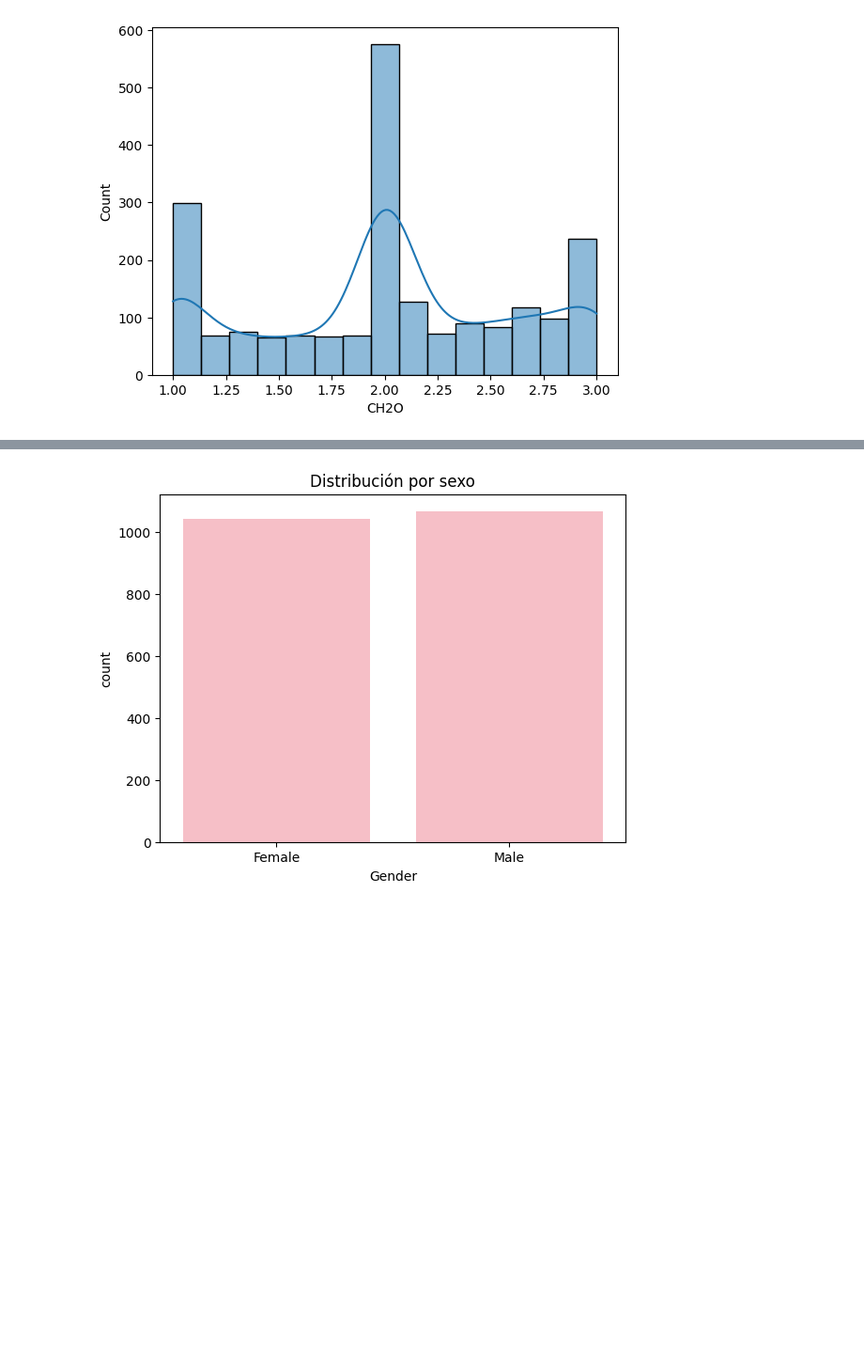
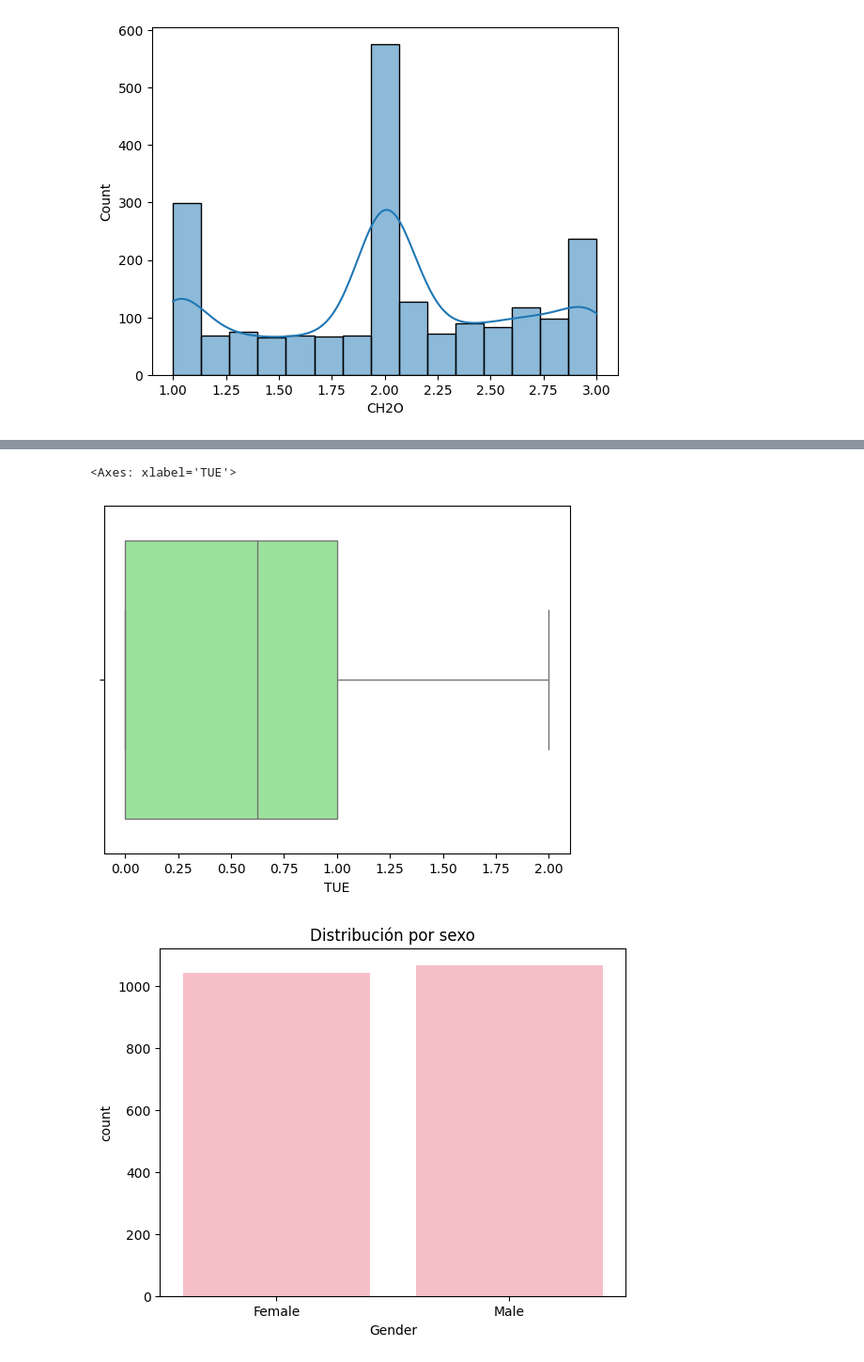
Before and after one commit to MilySierra/Estimation-of-Obesity-Levels-Model, a Jupyter notebook: estimation.ipynb, the cells around one changed output, grey strips where cells are left out. Shown at 94% size. Cells and saved outputs as stored; diff of their text form; code cells hidden in the pictures; blank space fills up the shorter version.

```diff
--- a/estimation.ipynb
+++ b/estimation.ipynb
@@ -83,3 +108,8 @@ plt.show()
+# %%
+sns.boxplot(x=df.TUE, color="lightgreen")
+# %% [output]
+<Axes: xlabel='TUE'>
+[figure, added]
 # %%
 sns.countplot(data=df, x="Gender", color="lightpink")
 plt.title("Distribución por sexo")
```
Also changed, not shown: parts of 19 cells of this notebook.
